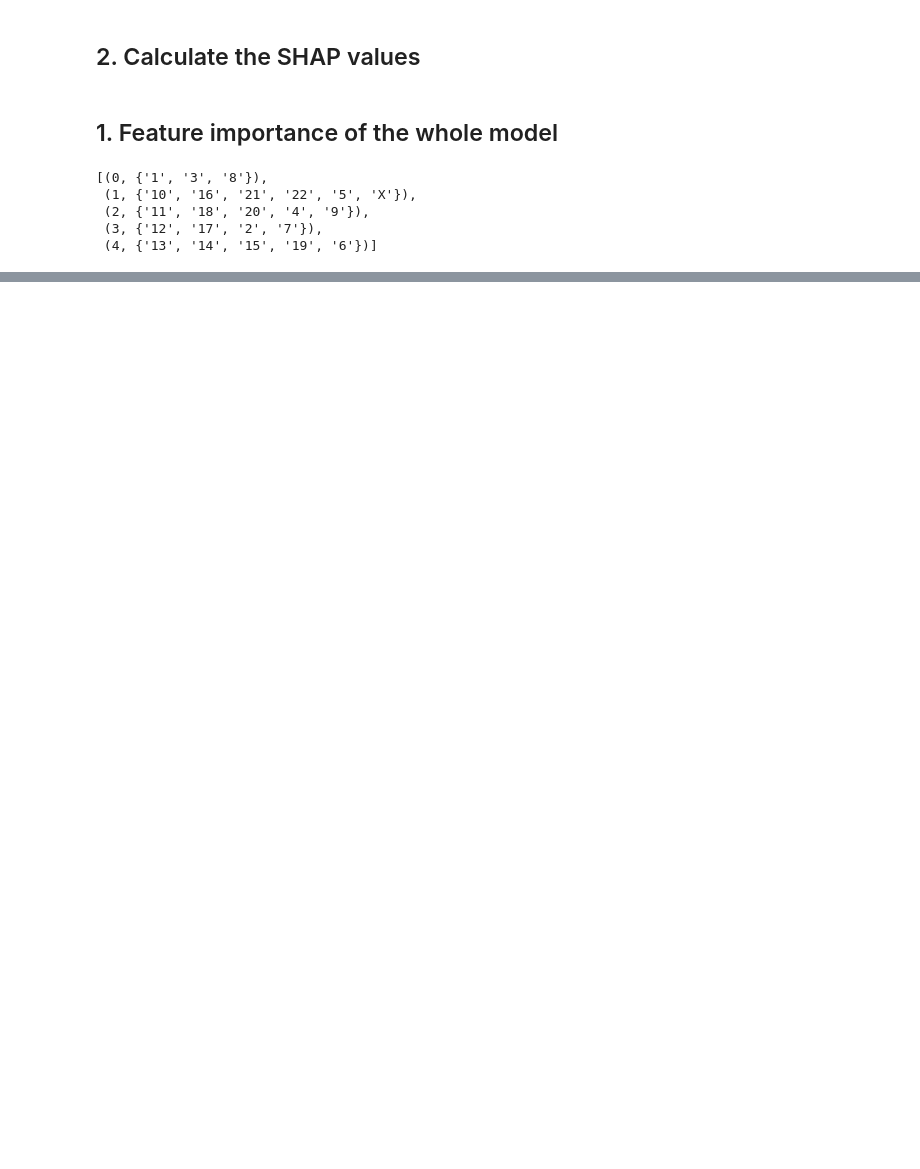
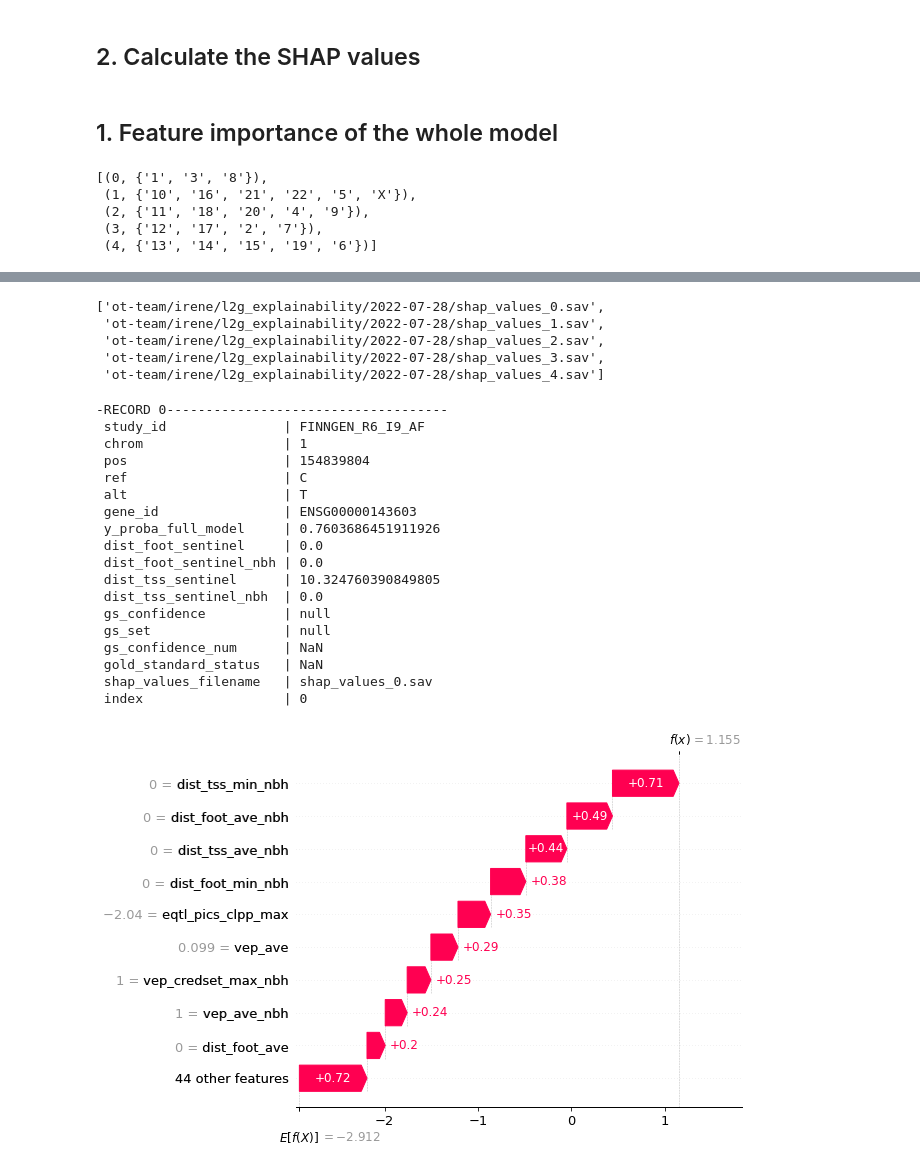
Before and after one commit to ireneisdoomed/random_notebooks, a Jupyter notebook: l2g_explainability/explainability.ipynb, the cells around one changed output, grey strips where cells are left out. Cells and saved outputs as stored; diff of their text form; code cells hidden in the pictures; blank space fills up the shorter version.

```diff
--- a/l2g_explainability/explainability.ipynb
+++ b/l2g_explainability/explainability.ipynb
@@ -107,25 +121,37 @@ model_features = models[0]['run_info']['features']
  (3, {'12', '17', '2', '7'}),
  (4, {'13', '14', '15', '19', '6'})]
 # %%
+today = datetime.now().strftime('%Y-%m-%d')
+
 X = list()
+output_bucket = f'gs://ot-team/irene/l2g_explainability/{today}'
 
 for model in models:
     # Slice the feature matrix for this fold
-    X_fold = predictions_w_features.filter(F.col('chrom').isin(model['run_info']['fold_test_chroms'])).select(model_features).limit(50).toPandas()
+    X_fold = predictions_w_features.filter(F.col('chrom').isin(model['run_info']['fold_test_chroms'])).toPandas().head(100)
 
     # Calculate the shap values for this fold
     explainer = shap.TreeExplainer(model['model'].best_estimator_)
-    shap_values = explainer(X_fold)
+    shap_values = explainer(X_fold.filter(items=model_features))
+    assert len(shap_values) == len(X_fold), 'The number of rows in the SHAP values does not match the number of rows in the feature matrix.'
+
+    # Save the shap values to GCS
+    shap_values_filename = f'shap_values_{model["run_info"]["fold_num"]}.sav'
+    save_shap_values(output_bucket, shap_values_filename, shap_values)
+
+    # Store the metadata to retrieve the shap values later in the feature matrix
+    X_fold['shap_values_filename'] = shap_values_filename
+    X_fold['index'] = X_fold.index
+    X_fold['explainer_expected_value'] = explainer.expected_value
+    X_fold['model_fold'] = model['run_info']['fold_num']
 
     X.append(X_fold)
     print(f'{len(X_fold)} rows in model #{model["run_info"]["fold_num"]}')
-    break
 
-'''assert len(X) == len(models), 'The number of models and the number of folds do not match.'
 
-X  = pd.concat(X, axis=0, ignore_index=True)
-assert len(X) == len(predictions_w_features), 'The number of predictions and the number of features do not match.'
+assert len(X) == len(models), 'The number of models and the number of folds do not match.'
 
-'''
+X  = spark.createDataFrame(pd.concat(X, axis=0, ignore_index=True))
+assert X.count() == predictions_w_features.count(), 'The original feature matrix and the feature matrix with shap values do not match in size.'
 # %% [output]
 ntree_limit is deprecated, use `iteration_range` or model slicing instead.
@@ -224,0 +176,48 @@ shap.summary_plot(shap_values, fm.toPandas())
+# %%
+# Great! All shap values have been stored
+
+fs.ls(output_bucket)
+# %% [output]
+['ot-team/irene/l2g_explainability/2022-07-28/shap_values_0.sav',
+ 'ot-team/irene/l2g_explainability/2022-07-28/shap_values_1.sav',
+ 'ot-team/irene/l2g_explainability/2022-07-28/shap_values_2.sav',
+ 'ot-team/irene/l2g_explainability/2022-07-28/shap_values_3.sav',
+ 'ot-team/irene/l2g_explainability/2022-07-28/shap_values_4.sav']
+# %%
+# Example that shows how to retrieve the shap values
+
+
+X.filter(F.col('chrom') == 1).filter(F.col('pos') == 154839804).filter(F.col('ref') == 'C').filter(
+    F.col('alt') == 'T'
+).filter(F.col('study_id') == 'FINNGEN_R6_I9_AF').drop(*model_features).show(
+    5, True, True
+)
+
+# The L2G prediction for KCNN3 is 0.76. Let's plot the force plot
+
+shap_values = load_shap_values(output_bucket, 'shap_values_0.sav')
+
+shap.plots.waterfall(shap_values[0])
+
+# TODO: See where are the extra columns coming from?
+# Por qué la media es -2.9 y no un valor entre 0 y 1?
+# %% [output]
+-RECORD 0------------------------------------
+ study_id               | FINNGEN_R6_I9_AF
+ chrom                  | 1
+ pos                    | 154839804
+ ref                    | C
+ alt                    | T
+ gene_id                | ENSG00000143603
+ y_proba_full_model     | 0.7603686451911926
+ dist_foot_sentinel     | 0.0
+ dist_foot_sentinel_nbh | 0.0
+ dist_tss_sentinel      | 10.324760390849805
+ dist_tss_sentinel_nbh  | 0.0
+ gs_confidence          | null
+ gs_set                 | null
+ gs_confidence_num      | NaN
+ gold_standard_status   | NaN
+ shap_values_filename   | shap_values_0.sav
+ index                  | 0
+[figure, added]
```
Also changed, not shown: parts of 20 cells of this notebook.
